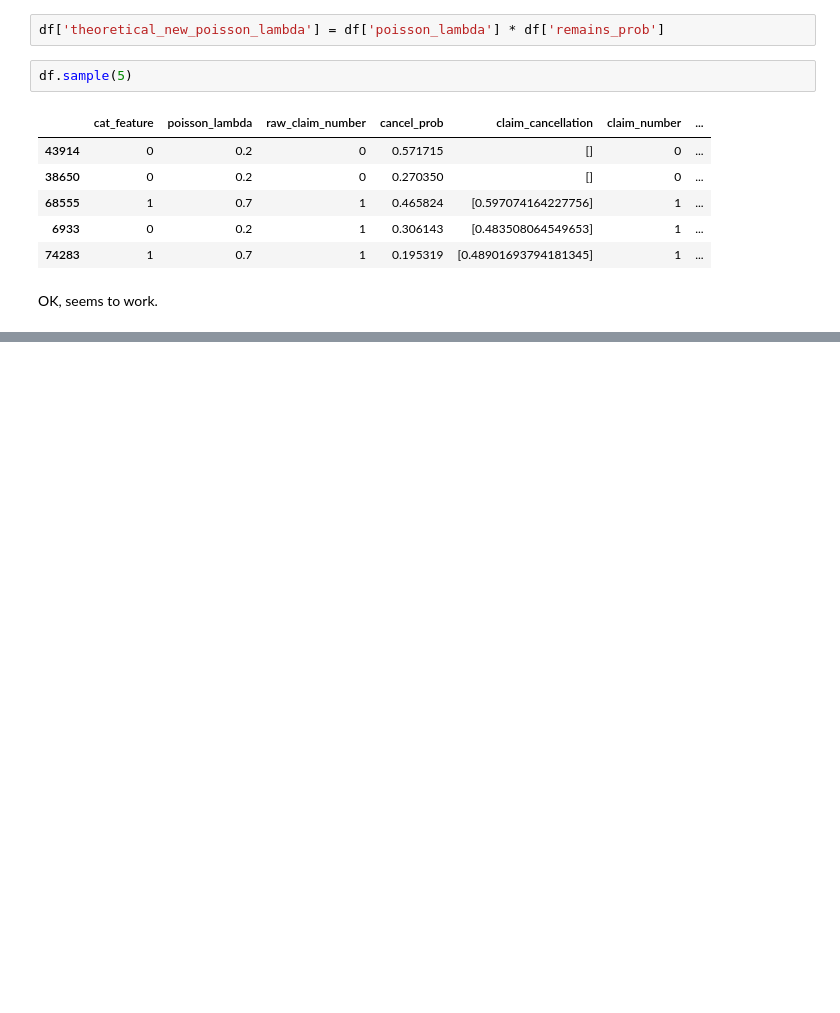
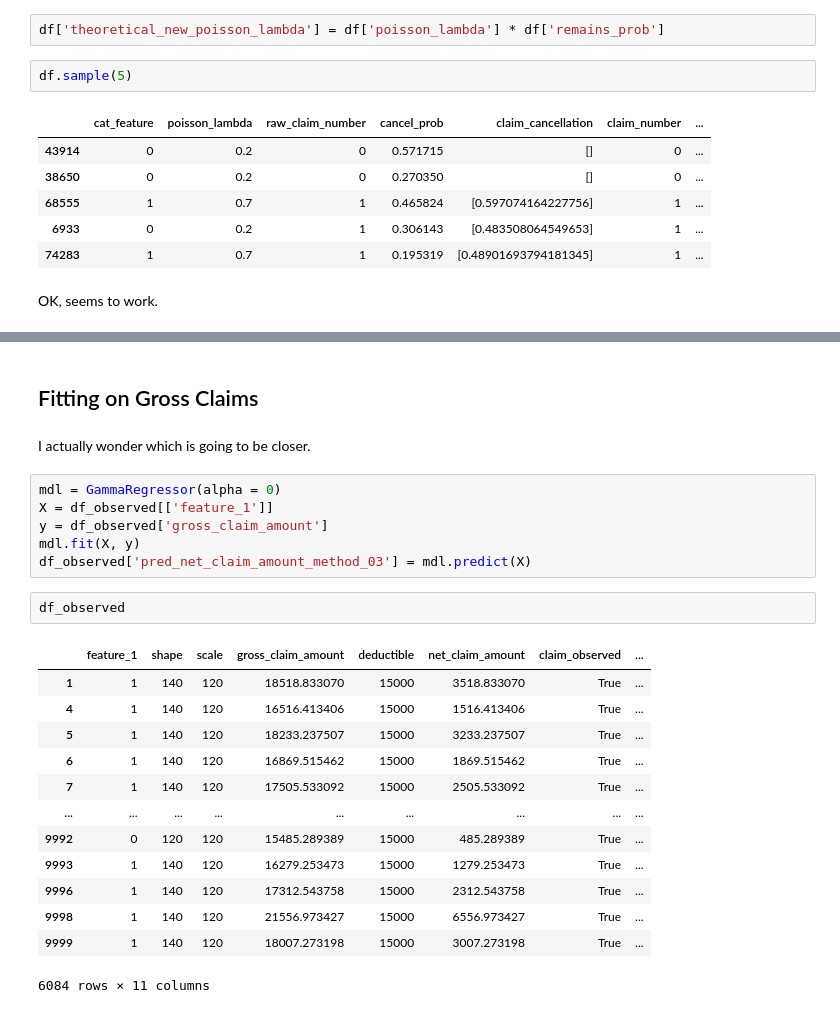
Before and after one commit to MatePocs/insurance, a Jupyter notebook: notebooks/deductibles.ipynb, the cells around one changed output, grey strips where cells are left out. Saved outputs shown, nothing was run; the diff lists cells and outputs as text; blank space fills up the shorter version.

```diff
--- a/notebooks/deductibles.ipynb
+++ b/notebooks/deductibles.ipynb
@@ -197,0 +262,26 @@ OK, seems to work.
+# %% [markdown]
+## Fitting on Gross Claims
+# %% [markdown]
+I actually wonder which is going to be closer.
+# %%
+mdl = GammaRegressor(alpha = 0)
+X = df_observed[['feature_1']]
+y = df_observed['gross_claim_amount']
+mdl.fit(X, y)
+df_observed['pred_net_claim_amount_method_03'] = mdl.predict(X)
+# %%
+df_observed
+# %% [output]
+|  | feature_1 | shape | scale | gross_claim_amount | deductible | net_claim_amount | claim_observed | ... |
+| 1 | 1 | 140 | 120 | 18518.833070 | 15000 | 3518.833070 | True | ... |
+| 4 | 1 | 140 | 120 | 16516.413406 | 15000 | 1516.413406 | True | ... |
+| 5 | 1 | 140 | 120 | 18233.237507 | 15000 | 3233.237507 | True | ... |
+| 6 | 1 | 140 | 120 | 16869.515462 | 15000 | 1869.515462 | True | ... |
+| 7 | 1 | 140 | 120 | 17505.533092 | 15000 | 2505.533092 | True | ... |
+| ... | ... | ... | ... | ... | ... | ... | ... | ... |
+| 9992 | 0 | 120 | 120 | 15485.289389 | 15000 | 485.289389 | True | ... |
+| 9993 | 1 | 140 | 120 | 16279.253473 | 15000 | 1279.253473 | True | ... |
+| 9996 | 1 | 140 | 120 | 17312.543758 | 15000 | 2312.543758 | True | ... |
+| 9998 | 1 | 140 | 120 | 21556.973427 | 15000 | 6556.973427 | True | ... |
+| 9999 | 1 | 140 | 120 | 18007.273198 | 15000 | 3007.273198 | True | ... |
+6084 rows × 11 columns
```
Also changed, not shown: parts of 16 cells of this notebook.
